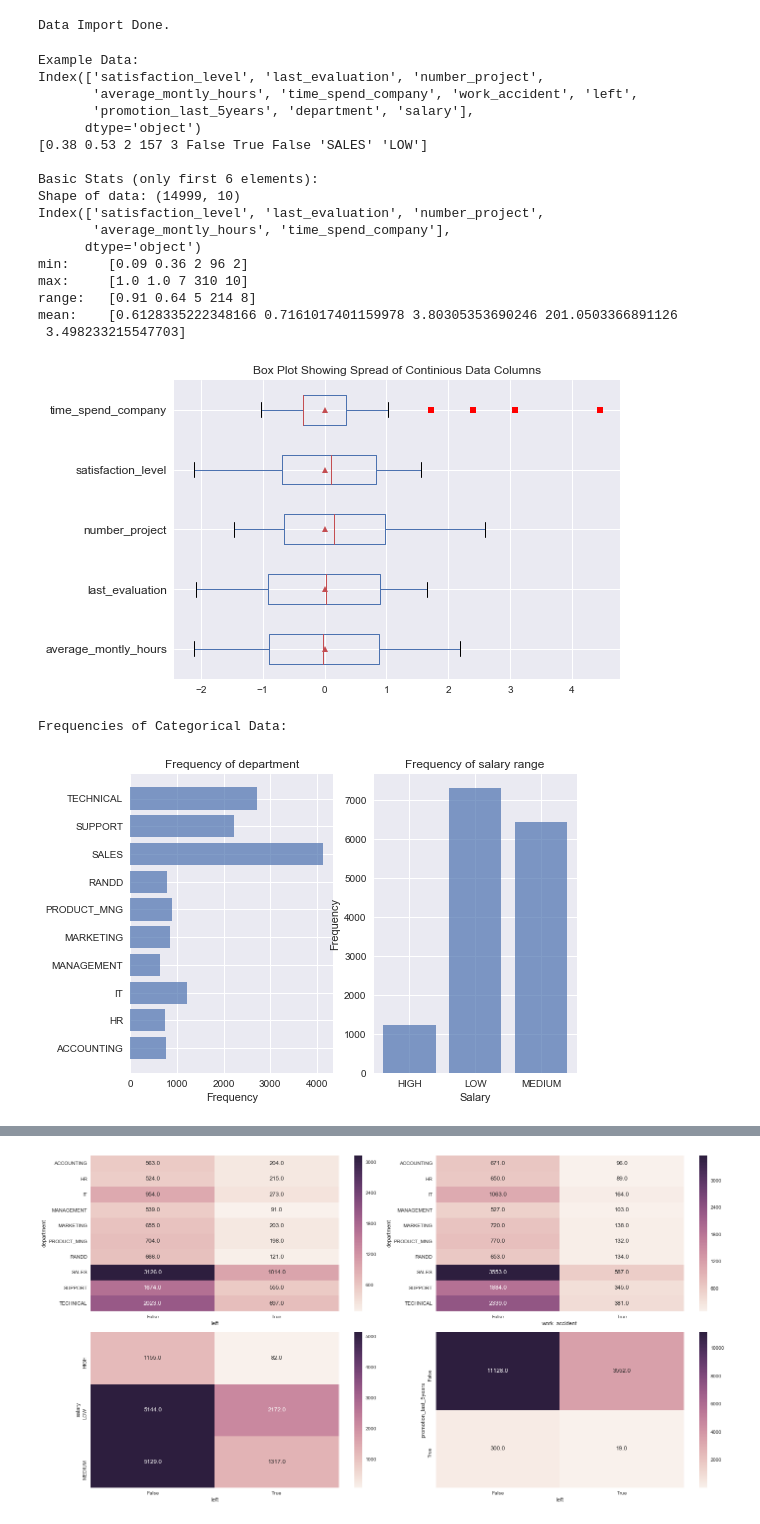
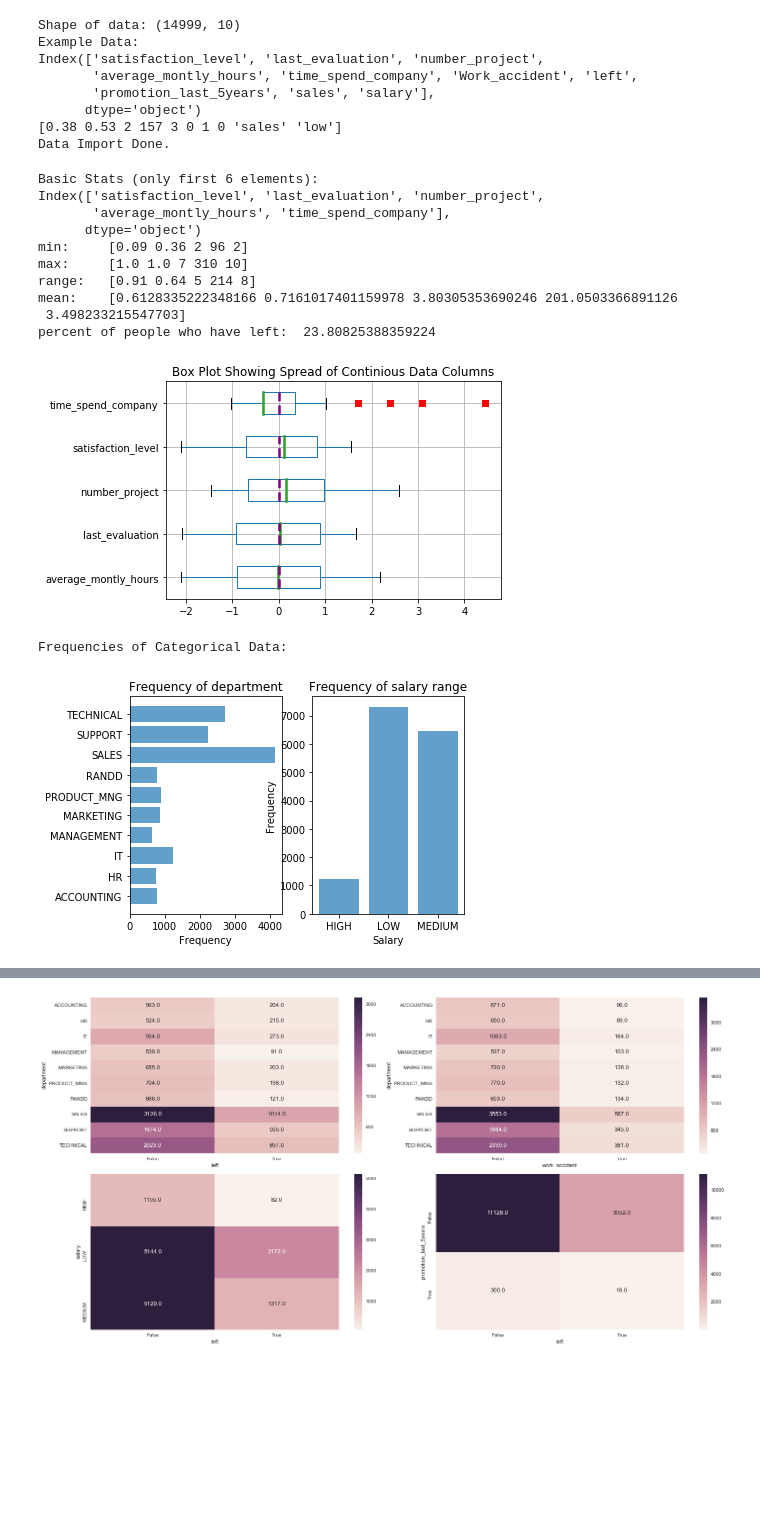
Before and after one commit to TRex22/RetroRabbitDataSciTest, a Jupyter notebook: task1_exploratory_data_analysis/Task1_HR_Dataset.ipynb, the cells around one changed output, grey strips where cells are left out. Saved outputs shown, nothing was run; the diff lists cells and outputs as text; code cells hidden in the pictures; blank space fills up the shorter version.

```diff
--- a/task1_exploratory_data_analysis/Task1_HR_Dataset.ipynb
+++ b/task1_exploratory_data_analysis/Task1_HR_Dataset.ipynb
@@ -33,6 +35,11 @@ import seaborn as sb
 # 0. Load data (Need the csv file in the folder with the notebook)
 data_file = "HR_comma_sep.csv"
 df = pd.read_csv(data_file, delimiter=",", encoding="utf-8")
+
+print("Shape of data:", df.values.shape)
+print("Example Data:")
+print(df.columns)
+print(df.values[0])
 
 # 1. clean up and normalise the data
 # cleanup headings
@@ -63,15 +70,17 @@ df_norm['time_spend_company'] = (df_norm['time_spend_company']-df_norm['time_spe
 
 print("Data Import Done.")
 # %% [output]
+Shape of data: (14999, 10)
+Example Data:
+Index(['satisfaction_level', 'last_evaluation', 'number_project',
+       'average_montly_hours', 'time_spend_company', 'Work_accident', 'left',
+       'promotion_last_5years', 'sales', 'salary'],
+      dtype='object')
+[0.38 0.53 2 157 3 0 1 0 'sales' 'low']
 Data Import Done.
 # %%
 # 2. look at data and see what's going on - basic stats
-print("Example Data:")
-print(df.columns)
-print(df.values[0])
-
 print("\nBasic Stats (only first 6 elements):")
-print("Shape of data:", df.values.shape)
 min = np.min(df.values[:,0:5], axis=0)
 max = np.max(df.values[:,0:5], axis=0)
 mean = np.mean(df.values[:,0:5], axis=0)
@@ -81,52 +90,51 @@ print("max:\t",max)
 print("range:\t", (max-min))
 print("mean:\t", mean)
 
+# Stats on people who have left
+percent_left = ((df[df["left"] == True].shape[0]) / df.shape[0]) * 100
+print("percent of people who have left: ", percent_left)
+
 # Box and whisker
 exclude = ['work_accident', 'left', 'promotion_last_5years', 'sales', 'salary']
-df_norm.ix[:, df.columns.difference(exclude)].boxplot(vert=False, sym='rs', showmeans=True)
+medianprops = dict(linestyle='-', linewidth=2.5, color='firebrick')
+meanlineprops = dict(linestyle='--', linewidth=2.5, color='purple')
+df_norm.loc[:, df.columns.difference(exclude)].boxplot(vert=False, sym='rs', showmeans=True, meanline=True, medianprops=medianprops, meanprops=meanlineprops)
 plt.title("Box Plot Showing Spread of Continious Data Columns")
 plt.show()
 
 print("\nFrequencies of Categorical Data:")
 fig, ((a,b)) = plt.subplots(1,2)
 unique_elements, counts_elements = np.unique(df.values[:,8], return_counts=True)
 y_pos = np.arange(len(unique_elements))
 a.barh(y_pos, counts_elements, align='center', alpha=.7)
 a.set_yticks(y_pos, minor=False)
 a.set_yticklabels(unique_elements, fontdict=None, minor=False)
 a.set_xlabel('Frequency')
 a.set_title("Frequency of department")
 
 # print("\nFrequency of salary:")
 unique_elements2, counts_elements2 = np.unique(df.values[:,9], return_counts=True)
 y_pos = np.arange(len(unique_elements2))
 b.bar(y_pos, counts_elements2, align='center', alpha=.7)
 b.set_xticks(y_pos, minor=False)
 b.set_xticklabels(unique_elements2, fontdict=None, minor=False)
 b.set_xlabel('Salary')
 b.set_ylabel('Frequency')
 b.set_title("Frequency of salary range")
 plt.show()
 # %% [output]
-Example Data:
-Index(['satisfaction_level', 'last_evaluation', 'number_project',
-       'average_montly_hours', 'time_spend_company', 'work_accident', 'left',
-       'promotion_last_5years', 'department', 'salary'],
-      dtype='object')
-[0.38 0.53 2 157 3 False True False 'SALES' 'LOW']
-
 Basic Stats (only first 6 elements):
-Shape of data: (14999, 10)
 Index(['satisfaction_level', 'last_evaluation', 'number_project',
        'average_montly_hours', 'time_spend_company'],
       dtype='object')
 min:     [0.09 0.36 2 96 2]
 max:     [1.0 1.0 7 310 10]
 range:   [0.91 0.64 5 214 8]
 mean:    [0.6128335222348166 0.7161017401159978 3.80305353690246 201.0503366891126
  3.498233215547703]
+percent of people who have left:  23.80825388359224
-[figure, old version]
+[figure, new version]
 Frequencies of Categorical Data:
-[figure, old version]
+[figure, new version]
 # %%
 # 3. correlations
```
Also changed, not shown: parts of 3 cells of this notebook, 4 other files.
